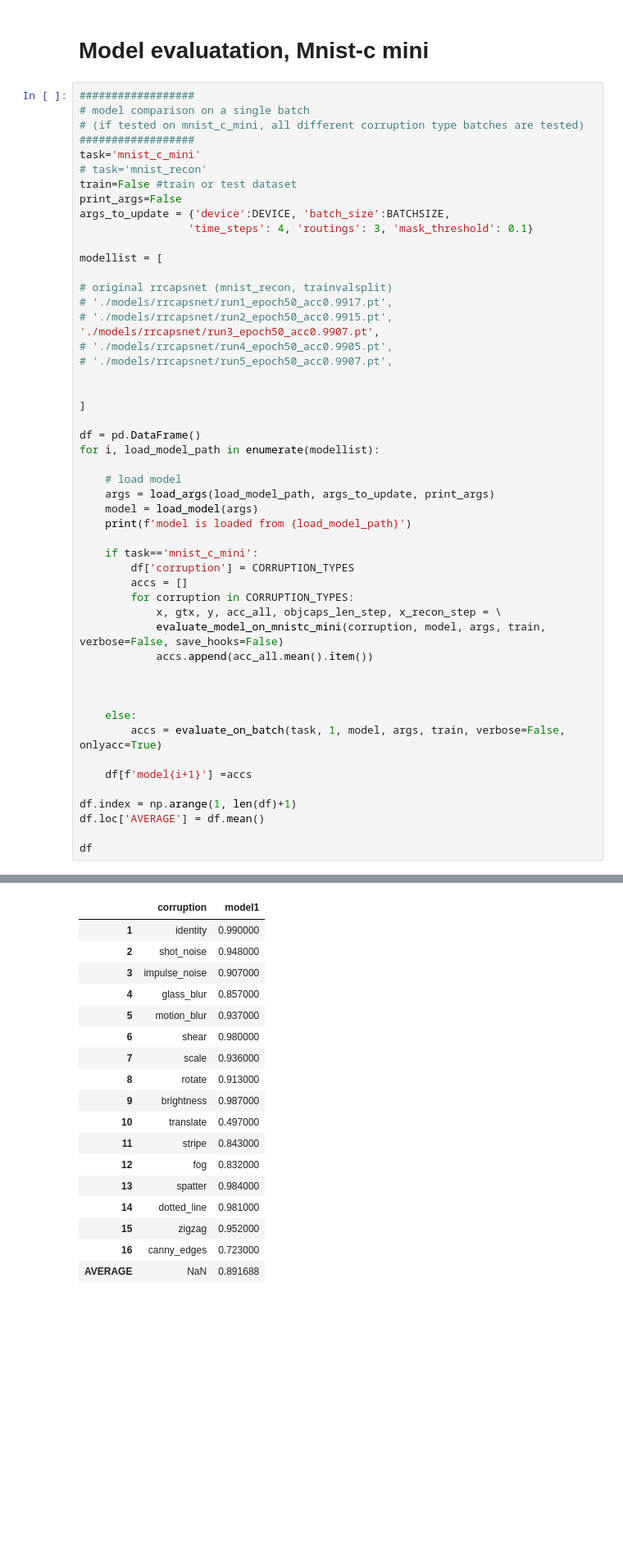
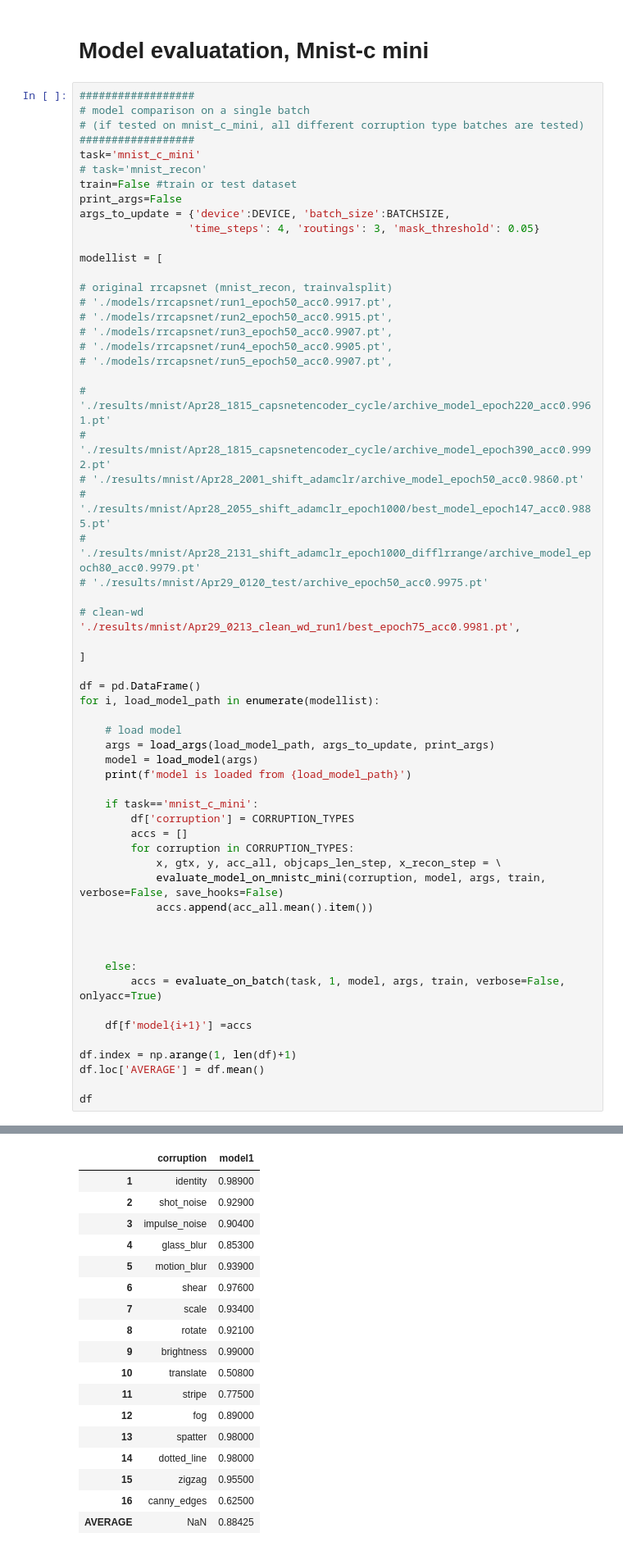
Before and after one commit to ahnchive/ORA-recognition, a Jupyter notebook: eval_rrcapsnet_original.ipynb, the cells around one changed output, grey strips where cells are left out. Shown at 82% size. Cells and saved outputs as stored; diff of their text form; blank space fills up the shorter version.

```diff
--- a/eval_rrcapsnet_original.ipynb
+++ b/eval_rrcapsnet_original.ipynb
@@ -622,17 +625,26 @@ task='mnist_c_mini'
 train=False #train or test dataset
 print_args=False
 args_to_update = {'device':DEVICE, 'batch_size':BATCHSIZE,
-                 'time_steps': 4, 'routings': 3, 'mask_threshold': 0.1}
+                 'time_steps': 4, 'routings': 3, 'mask_threshold': 0.05}
 
 modellist = [
 
 # original rrcapsnet (mnist_recon, trainvalsplit)
 # './models/rrcapsnet/run1_epoch50_acc0.9917.pt',
 # './models/rrcapsnet/run2_epoch50_acc0.9915.pt',
-'./models/rrcapsnet/run3_epoch50_acc0.9907.pt',
+# './models/rrcapsnet/run3_epoch50_acc0.9907.pt',
 # './models/rrcapsnet/run4_epoch50_acc0.9905.pt',
 # './models/rrcapsnet/run5_epoch50_acc0.9907.pt',
 
+# './results/mnist/Apr28_1815_capsnetencoder_cycle/archive_model_epoch220_acc0.9961.pt'
+# './results/mnist/Apr28_1815_capsnetencoder_cycle/archive_model_epoch390_acc0.9992.pt'
+# './results/mnist/Apr28_2001_shift_adamclr/archive_model_epoch50_acc0.9860.pt'
+# './results/mnist/Apr28_2055_shift_adamclr_epoch1000/best_model_epoch147_acc0.9885.pt'
+# './results/mnist/Apr28_2131_shift_adamclr_epoch1000_difflrrange/archive_model_epoch80_acc0.9979.pt'
+# './results/mnist/Apr29_0120_test/archive_epoch50_acc0.9975.pt'
+
+# clean-wd
+'./results/mnist/Apr29_0213_clean_wd_run1/best_epoch75_acc0.9981.pt',
 
 ]
 
@@ -681,21 +693,21 @@ model is loaded from ./models/rrcapsnet/run3_epoch50_acc0.9907.pt
 |  | corruption | model1 |
-| 1 | identity | 0.990000 |
-| 2 | shot_noise | 0.948000 |
-| 3 | impulse_noise | 0.907000 |
-| 4 | glass_blur | 0.857000 |
-| 5 | motion_blur | 0.937000 |
-| 6 | shear | 0.980000 |
-| 7 | scale | 0.936000 |
-| 8 | rotate | 0.913000 |
-| 9 | brightness | 0.987000 |
-| 10 | translate | 0.497000 |
-| 11 | stripe | 0.843000 |
-| 12 | fog | 0.832000 |
-| 13 | spatter | 0.984000 |
-| 14 | dotted_line | 0.981000 |
-| 15 | zigzag | 0.952000 |
-| 16 | canny_edges | 0.723000 |
-| AVERAGE | NaN | 0.891688 |
+| 1 | identity | 0.98900 |
+| 2 | shot_noise | 0.92900 |
+| 3 | impulse_noise | 0.90400 |
+| 4 | glass_blur | 0.85300 |
+| 5 | motion_blur | 0.93900 |
+| 6 | shear | 0.97600 |
+| 7 | scale | 0.93400 |
+| 8 | rotate | 0.92100 |
+| 9 | brightness | 0.99000 |
+| 10 | translate | 0.50800 |
+| 11 | stripe | 0.77500 |
+| 12 | fog | 0.89000 |
+| 13 | spatter | 0.98000 |
+| 14 | dotted_line | 0.98000 |
+| 15 | zigzag | 0.95500 |
+| 16 | canny_edges | 0.62500 |
+| AVERAGE | NaN | 0.88425 |
 # %% [markdown]
 # Visualize pretrained model outputs
 # %%
```
Also changed, not shown: parts of 8 cells of this notebook, 35 other files.
